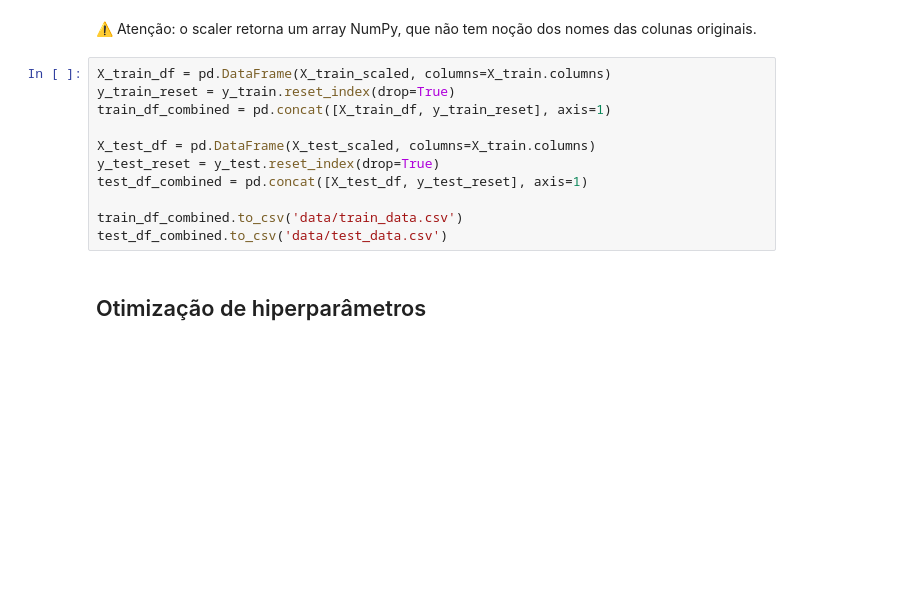
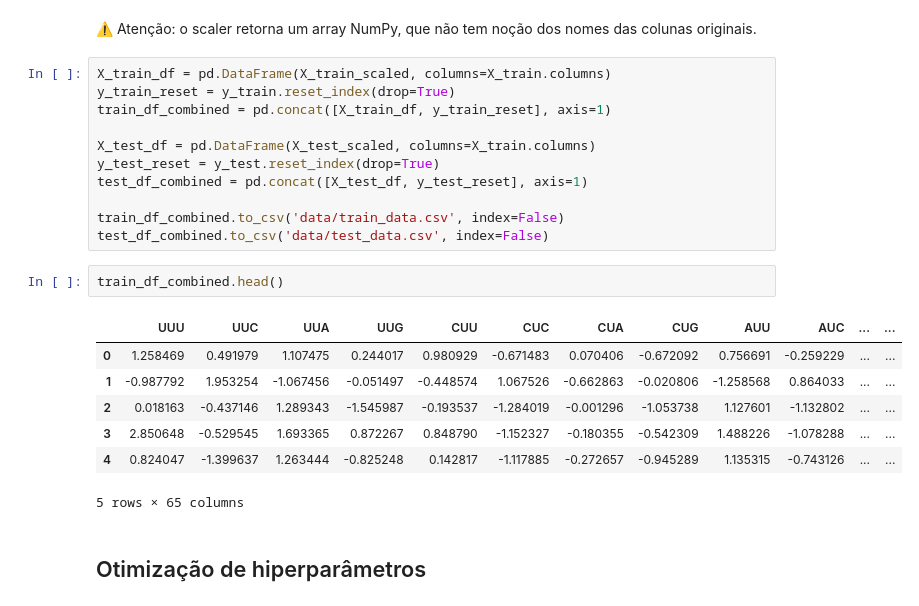
Before and after one commit to JVMergulho/model_interpretability_project, a Jupyter notebook: project1/modelling.ipynb, the cells around one changed output. Drawn from its saved outputs; the diff is of its cells as text; blank space fills up the shorter version.

```diff
--- a/project1/modelling.ipynb
+++ b/project1/modelling.ipynb
@@ -221,8 +236,18 @@ X_test_df = pd.DataFrame(X_test_scaled, columns=X_train.columns)
 y_test_reset = y_test.reset_index(drop=True)
 test_df_combined = pd.concat([X_test_df, y_test_reset], axis=1)
 
-train_df_combined.to_csv('data/train_data.csv')
-test_df_combined.to_csv('data/test_data.csv')
+train_df_combined.to_csv('data/train_data.csv', index=False)
+test_df_combined.to_csv('data/test_data.csv', index=False)
+# %%
+train_df_combined.head()
+# %% [output]
+|  | UUU | UUC | UUA | UUG | CUU | CUC | CUA | CUG | AUU | AUC | ... | ... |
+| 0 | 1.258469 | 0.491979 | 1.107475 | 0.244017 | 0.980929 | -0.671483 | 0.070406 | -0.672092 | 0.756691 | -0.259229 | ... | ... |
+| 1 | -0.987792 | 1.953254 | -1.067456 | -0.051497 | -0.448574 | 1.067526 | -0.662863 | -0.020806 | -1.258568 | 0.864033 | ... | ... |
+| 2 | 0.018163 | -0.437146 | 1.289343 | -1.545987 | -0.193537 | -1.284019 | -0.001296 | -1.053738 | 1.127601 | -1.132802 | ... | ... |
+| 3 | 2.850648 | -0.529545 | 1.693365 | 0.872267 | 0.848790 | -1.152327 | -0.180355 | -0.542309 | 1.488226 | -1.078288 | ... | ... |
+| 4 | 0.824047 | -1.399637 | 1.263444 | -0.825248 | 0.142817 | -1.117885 | -0.272657 | -0.945289 | 1.135315 | -0.743126 | ... | ... |
+5 rows × 65 columns
 # %% [markdown]
 ## Otimização de hiperparâmetros
 # %%
```
Also changed, not shown: parts of 10 cells of this notebook, 7 other files.
